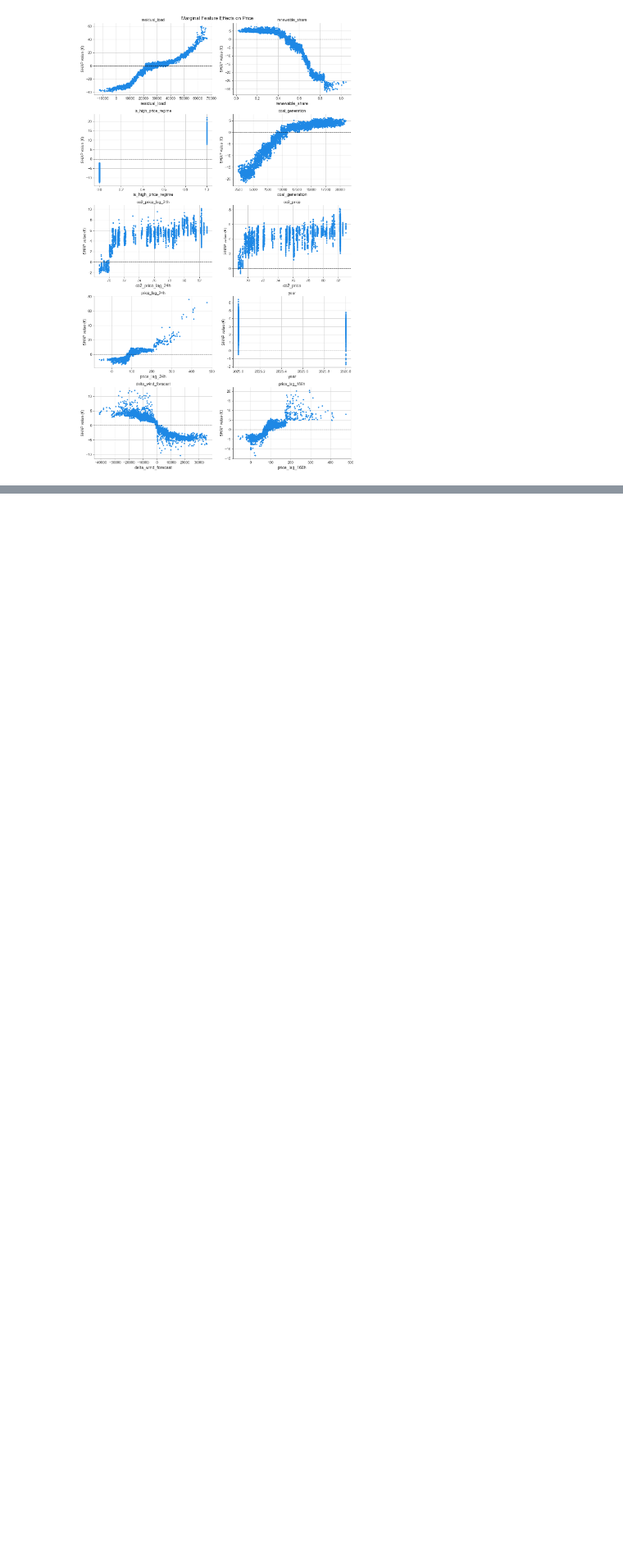
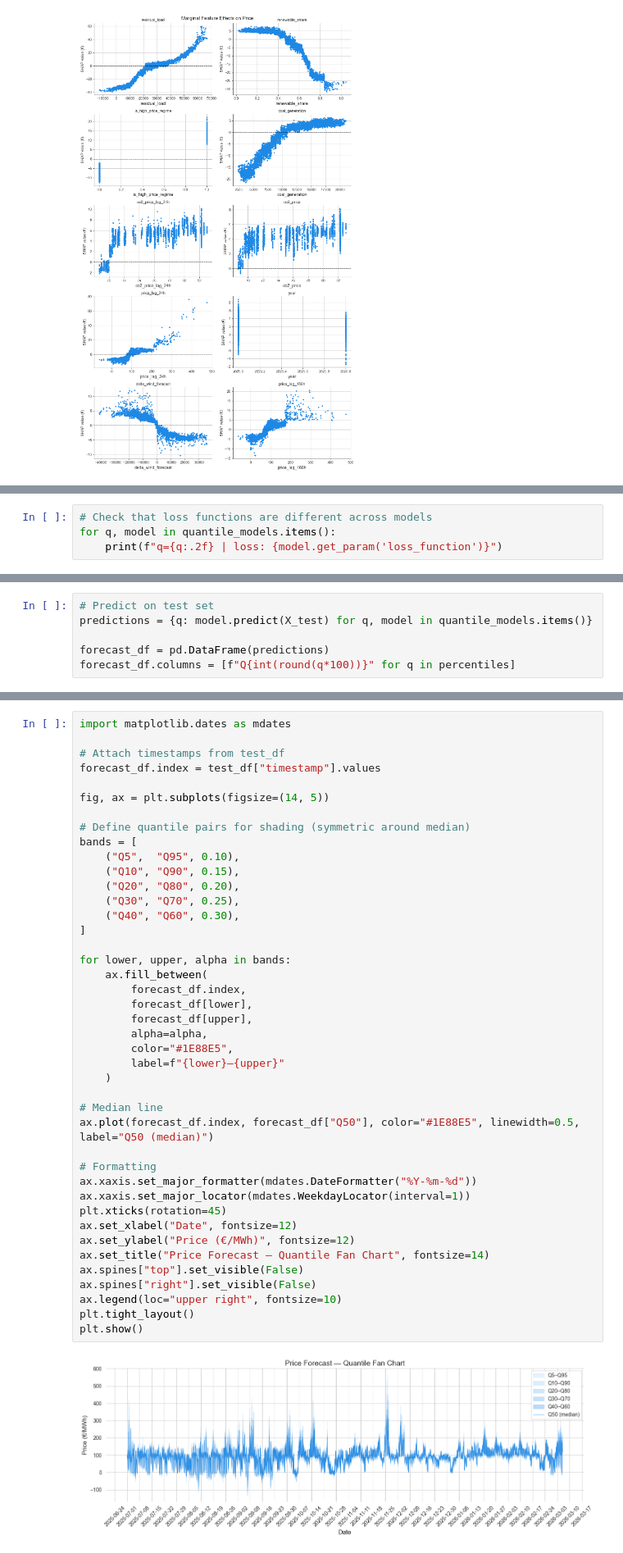
Before and after one commit to Josip007/WattWise, a Jupyter notebook: notebooks/Ati_model_SHAP.ipynb, the cells around one changed output, grey strips where cells are left out. Shown at 82% size. Cells and saved outputs as stored; diff of their text form; blank space fills up the shorter version.

```diff
--- a/notebooks/Ati_model_SHAP.ipynb
+++ b/notebooks/Ati_model_SHAP.ipynb
@@ -735,0 +805,4 @@ plt.show()
+# %%
+# Check that loss functions are different across models
+for q, model in quantile_models.items():
+    print(f"q={q:.2f} | loss: {model.get_param('loss_function')}")
@@ -735,0 +829,6 @@ plt.show()
+# %%
+# Predict on test set
+predictions = {q: model.predict(X_test) for q, model in quantile_models.items()}
+
+forecast_df = pd.DataFrame(predictions)
+forecast_df.columns = [f"Q{int(round(q*100))}" for q in percentiles]
@@ -735,0 +864,44 @@ plt.show()
+# %%
+import matplotlib.dates as mdates
+
+# Attach timestamps from test_df
+forecast_df.index = test_df["timestamp"].values
+
+fig, ax = plt.subplots(figsize=(14, 5))
+
+# Define quantile pairs for shading (symmetric around median)
+bands = [
+    ("Q5",  "Q95", 0.10),
+    ("Q10", "Q90", 0.15),
+    ("Q20", "Q80", 0.20),
+    ("Q30", "Q70", 0.25),
+    ("Q40", "Q60", 0.30),
+]
+
+for lower, upper, alpha in bands:
+    ax.fill_between(
+        forecast_df.index,
+        forecast_df[lower],
+        forecast_df[upper],
+        alpha=alpha,
+        color="#1E88E5",
+        label=f"{lower}–{upper}"
+    )
+
+# Median line
+ax.plot(forecast_df.index, forecast_df["Q50"], color="#1E88E5", linewidth=0.5, label="Q50 (median)")
+
+# Formatting
+ax.xaxis.set_major_formatter(mdates.DateFormatter("%Y-%m-%d"))
+ax.xaxis.set_major_locator(mdates.WeekdayLocator(interval=1))
+plt.xticks(rotation=45)
+ax.set_xlabel("Date", fontsize=12)
+ax.set_ylabel("Price (€/MWh)", fontsize=12)
+ax.set_title("Price Forecast — Quantile Fan Chart", fontsize=14)
+ax.spines["top"].set_visible(False)
+ax.spines["right"].set_visible(False)
+ax.legend(loc="upper right", fontsize=10)
+plt.tight_layout()
+plt.show()
+# %% [output]
+[figure, added]
```
Also changed, not shown: parts of 12 cells of this notebook, 5 other files.
